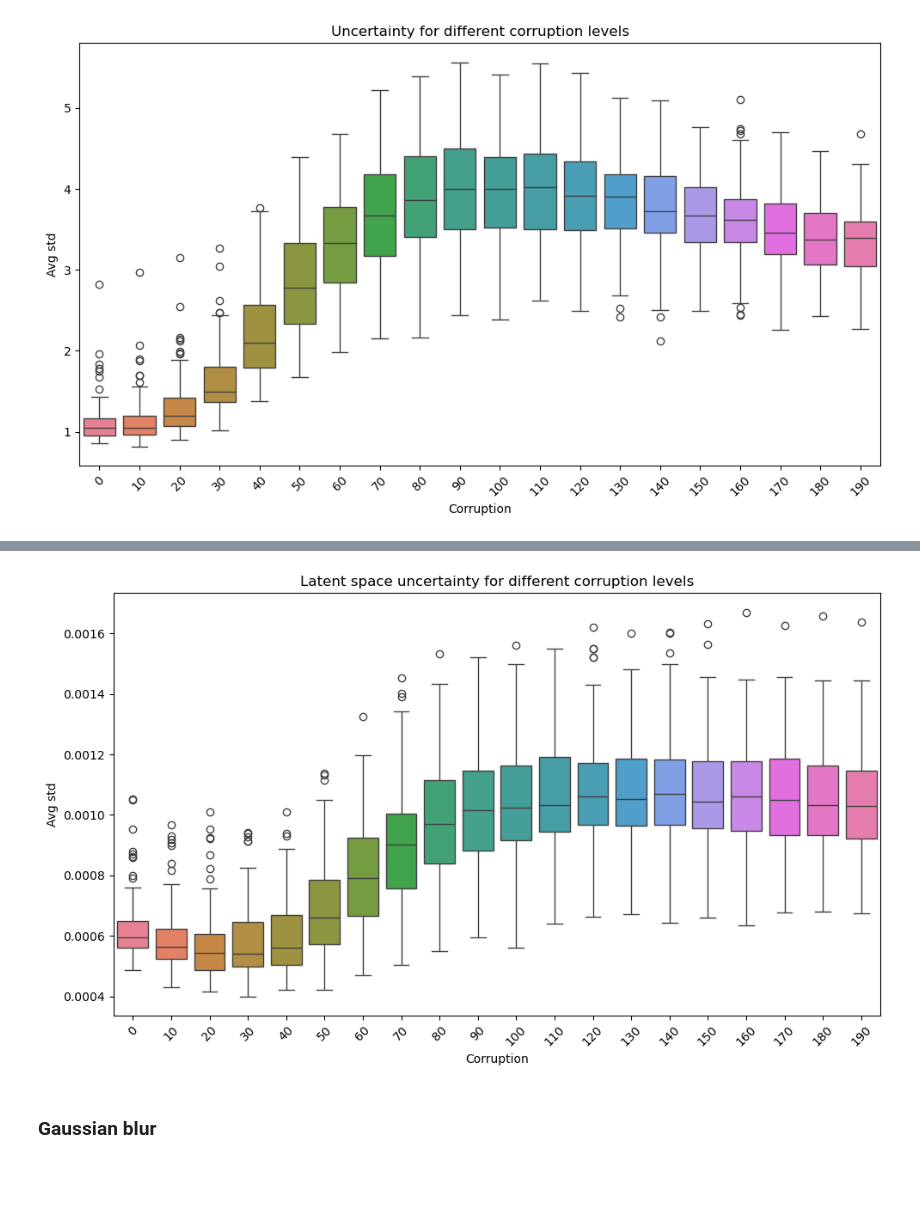
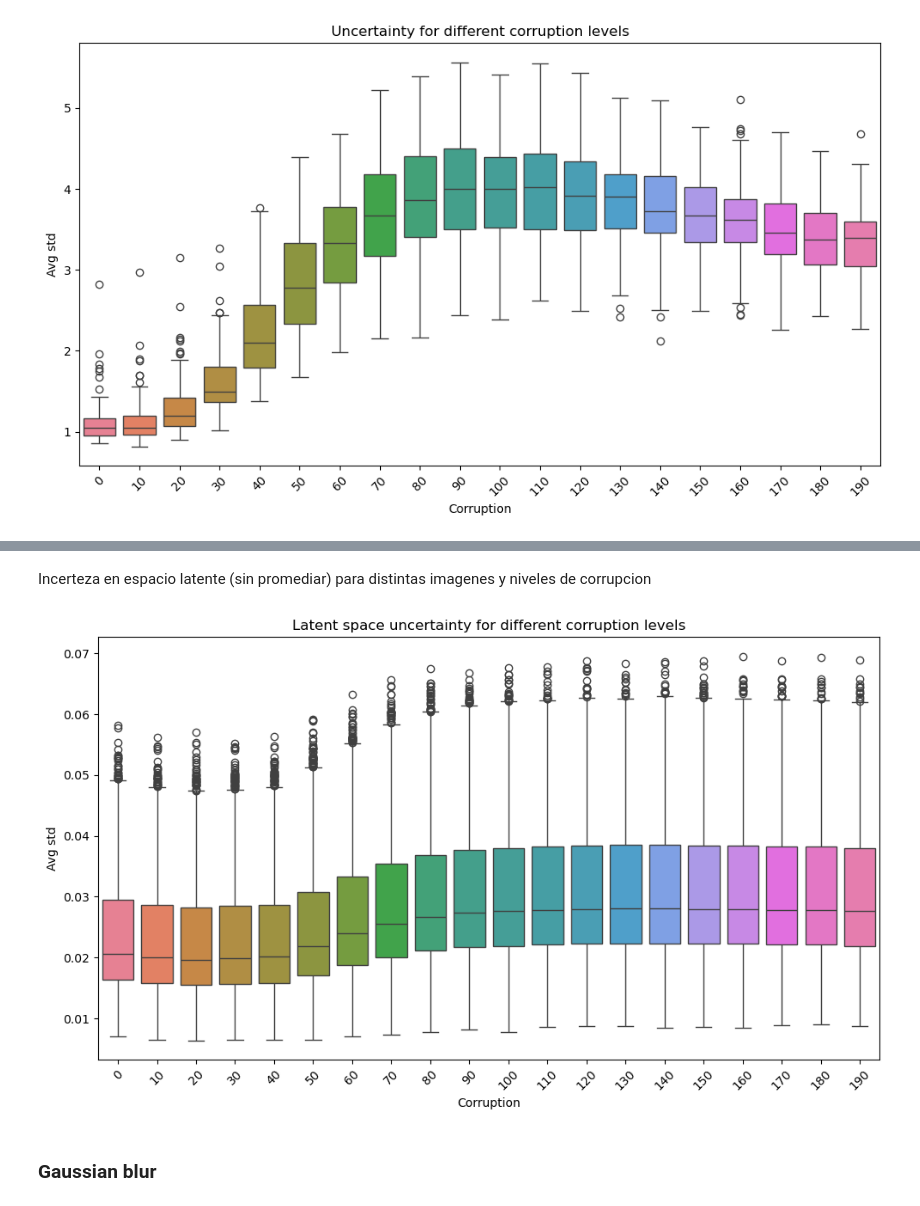
Before and after one commit to mcosarinsky/HybridGNet-uncertainty, a Jupyter notebook: Uncertainty_plots.ipynb, the cells around one changed output, grey strips where cells are left out. Cells and saved outputs as stored; diff of their text form; code cells hidden in the pictures; blank space fills up the shorter version.

```diff
--- a/Uncertainty_plots.ipynb
+++ b/Uncertainty_plots.ipynb
@@ -9,7 +9,7 @@ from itertools import islice
 from collections import defaultdict
 from DataPreparation import *
 
-img_dir = 'Datasets/Chestxray/Test_images'
+img_dir = 'Datasets/Chestxray/images'
 # %% [markdown]
 ## Skip-connections
 # %%
@@ -38,0 +45,8 @@ plt.show()
+# %%
+sigmas_global = defaultdict(list)
+
+for val in noise_skip.values():
+    for sigma, corr_level in zip(val['sigmas'], val['corr_levels']):
+        sigmas_global[corr_level].append(sigma)
+
+fig, ax = plot_global_uncertainty(sigmas_global, title='Node uncertainty')
@@ -38,0 +57,12 @@ plt.show()
+# %%
+sigmas_global = defaultdict(list)
+
+file_path = 'Datasets/Chestxray/sigmas_noise_skip.txt'
+latent_sigmas= read_sigma_file(file_path)
+
+for val in latent_sigmas.values():
+    for sigma, corr_level in zip(val['sigmas'], val['corr_levels']):
+        sigmas_global[corr_level].append(sigma.mean())
+
+plot_global_uncertainty(sigmas_global, title='Avg latent space uncertainty for different corruption levels')
+plt.show()
@@ -39,17 +71,19 @@ plt.show()
+# %% [markdown]
+Incerteza en espacio latente (sin promediar) para distintas imagenes y niveles de corrupcion
 # %%
 sigmas_global = defaultdict(list)
 
 file_path = 'Datasets/Chestxray/sigmas_noise_skip.txt'
 latent_sigmas= read_sigma_file(file_path)
 
 for val in latent_sigmas.values():
     for sigma, corr_level in zip(val['sigmas'], val['corr_levels']):
-        sigmas_global[corr_level].append(sigma.mean())
+        sigmas_global[corr_level].append(sigma)
 
 plot_global_uncertainty(sigmas_global, title='Latent space uncertainty for different corruption levels')
 plt.show()
 # %% [output]
-[figure, old version]
+[figure, new version]
 # %% [markdown]
 ### Gaussian blur
 # %%
```
Also changed, not shown: parts of 16 cells of this notebook, 6 other files.
